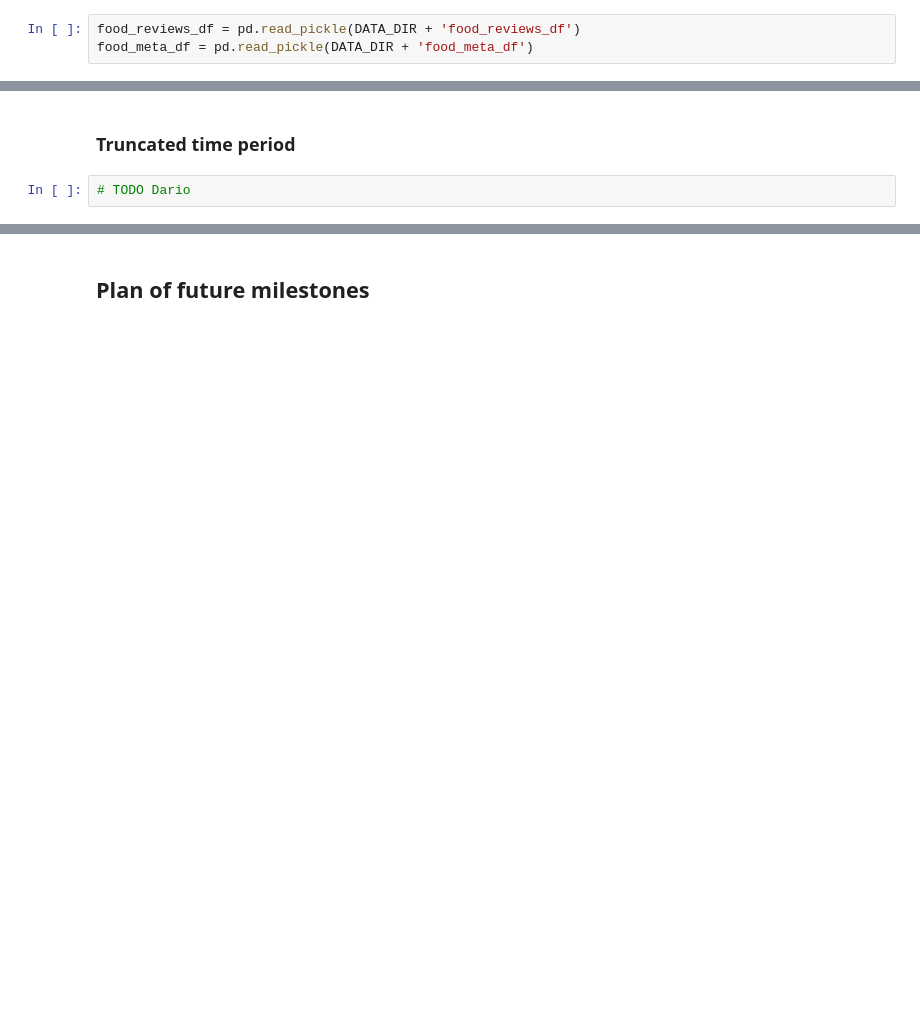
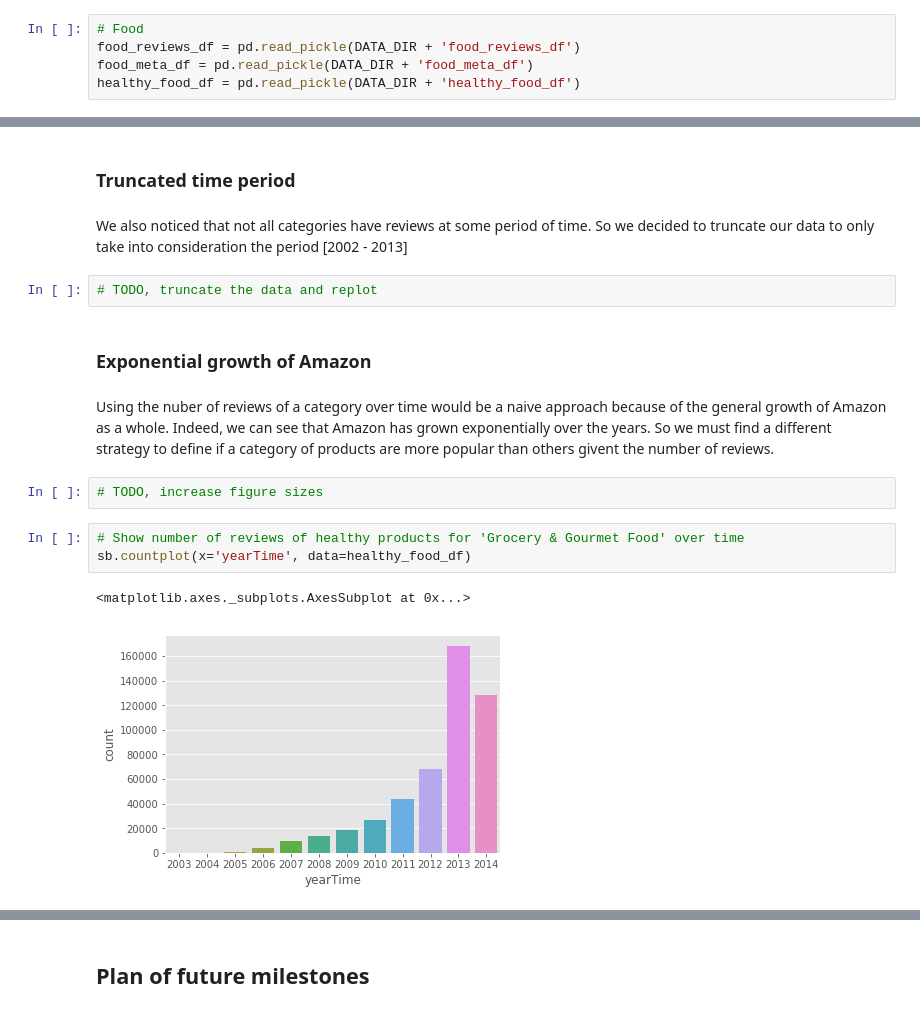
Before and after one commit to darioAnongba/EPFL-ADA, a Jupyter notebook: project/Report.ipynb, the cells around one changed output, grey strips where cells are left out. Cells and saved outputs as stored; diff of their text form; blank space fills up the shorter version.

```diff
--- a/project/Report.ipynb
+++ b/project/Report.ipynb
@@ -82,6 +82,8 @@ The Sports and Outdoors file contains categories that seem easy to categorize in
 
 All the data preprocessing is done in the notebook **Data_Preprocessing** for convenience. We will load the data directly from pickles in this notebook
 # %%
+# Food
 food_reviews_df = pd.read_pickle(DATA_DIR + 'food_reviews_df')
 food_meta_df = pd.read_pickle(DATA_DIR + 'food_meta_df')
+healthy_food_df = pd.read_pickle(DATA_DIR + 'healthy_food_df')
 # %%
@@ -125,4 +138,18 @@ sport_cat_count_df.head(20)
 # %% [markdown]
 ### Truncated time period
+# %% [markdown]
+We also noticed that not all categories have reviews at some period of time. So we decided to truncate our data to only take into consideration the period [2002 - 2013]
+# %%
+# TODO, truncate the data and replot
+# %% [markdown]
+### Exponential growth of Amazon
+# %% [markdown]
+Using the nuber of reviews of a category over time would be a naive approach because of the general growth of Amazon as a whole. Indeed, we can see that Amazon has grown exponentially over the years. So we must find a different strategy to define if a category of products are more popular than others givent the number of reviews.
 # %%
-# TODO Dario
+# TODO, increase figure sizes
+# %%
+# Show number of reviews of healthy products for 'Grocery & Gourmet Food' over time
+sb.countplot(x='yearTime', data=healthy_food_df)
+# %% [output]
+<matplotlib.axes._subplots.AxesSubplot at 0x...>
+[figure, added]
```
Also changed, not shown: parts of 14 cells of this notebook, 1 other file.
